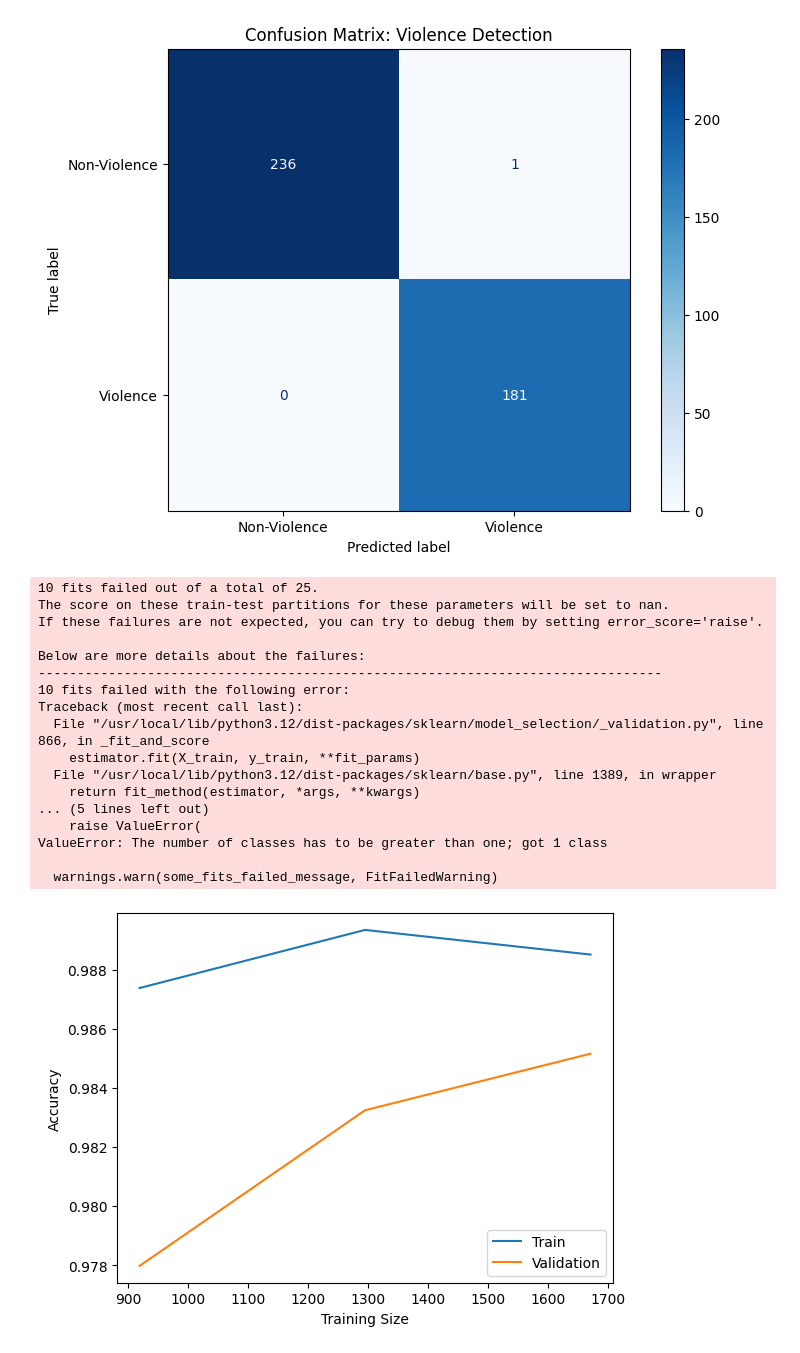
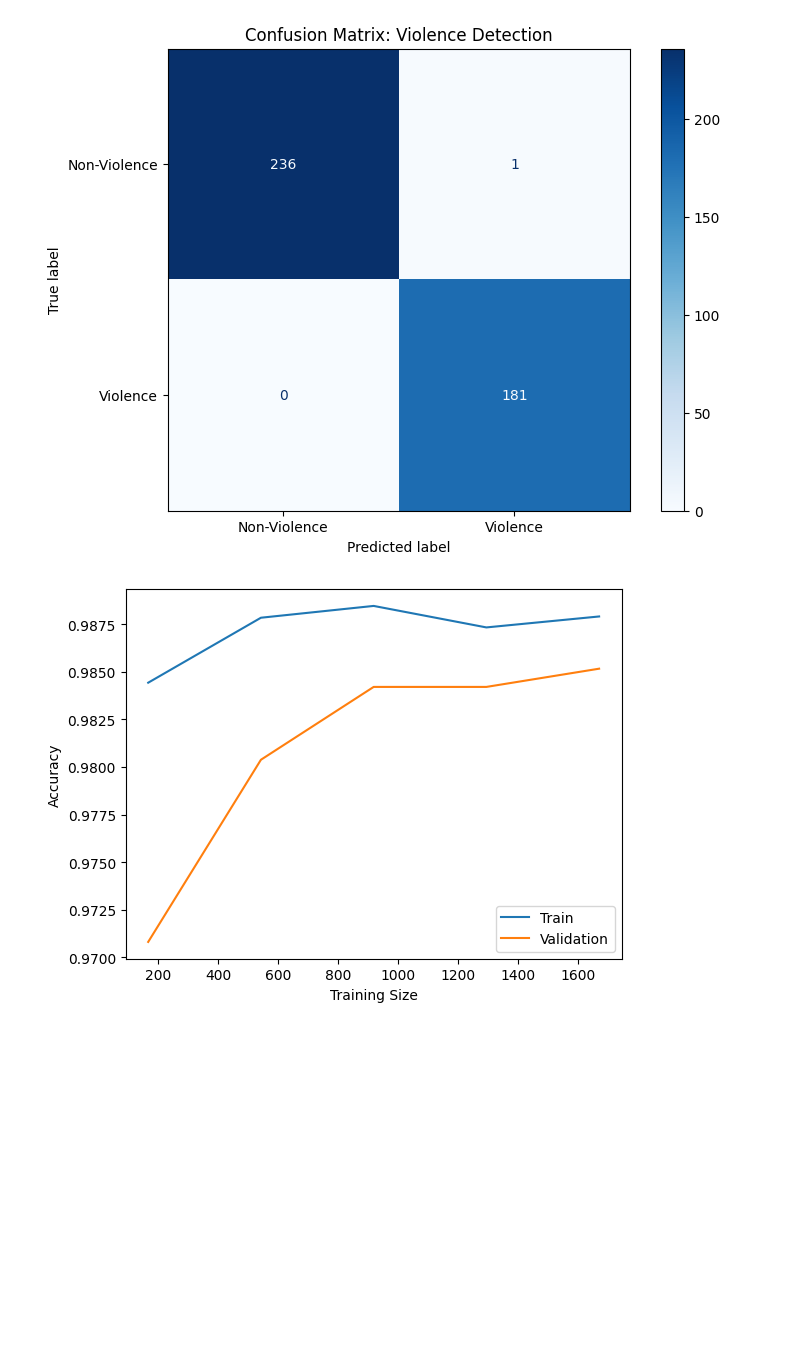
Before and after one commit to Nada-Elghaweet/Ai-safety-system, a Jupyter notebook: Untitled2.ipynb, the cells around one changed output. Drawn from its saved outputs; the diff is of its cells as text; code cells hidden in the pictures; blank space fills up the shorter version.

```diff
--- a/Untitled2.ipynb
+++ b/Untitled2.ipynb
@@ -115,32 +115,26 @@ plt.show()
 # %% [output]
 [figure]
 # %%
+from sklearn.model_selection import learning_curve, StratifiedKFold
+import matplotlib.pyplot as plt
+import numpy as np
+
+# 1. Use StratifiedKFold to ensure both classes are in every split
+cv = StratifiedKFold(n_splits=5, shuffle=True, random_state=42)
+
+# 2. Run learning curve
 train_sizes, train_scores, test_scores = learning_curve(
-    model, X, y, cv=5
+    model, X, y,
+    cv=cv,
+    train_sizes=np.linspace(0.1, 1.0, 5) # Ensure reasonable sizes
 )
 
+# 3. Plotting (Now it will work!)
 plt.plot(train_sizes, train_scores.mean(axis=1), label="Train")
 plt.plot(train_sizes, test_scores.mean(axis=1), label="Validation")
 plt.xlabel("Training Size")
 plt.ylabel("Accuracy")
 plt.legend()
 plt.show()
 # %% [output]
-10 fits failed out of a total of 25.
-The score on these train-test partitions for these parameters will be set to nan.
-If these failures are not expected, you can try to debug them by setting error_score='raise'.
-
-Below are more details about the failures:
---------------------------------------------------------------------------------
-10 fits failed with the following error:
-Traceback (most recent call last):
-  File "/usr/local/lib/python3.12/dist-packages/sklearn/model_selection/_validation.py", line 866, in _fit_and_score
-    estimator.fit(X_train, y_train, **fit_params)
-  File "/usr/local/lib/python3.12/dist-packages/sklearn/base.py", line 1389, in wrapper
-    return fit_method(estimator, *args, **kwargs)
-... (5 lines left out)
-    raise ValueError(
-ValueError: The number of classes has to be greater than one; got 1 class
-
-  warnings.warn(some_fits_failed_message, FitFailedWarning)
-[figure, old version]
+[figure, new version]
```
